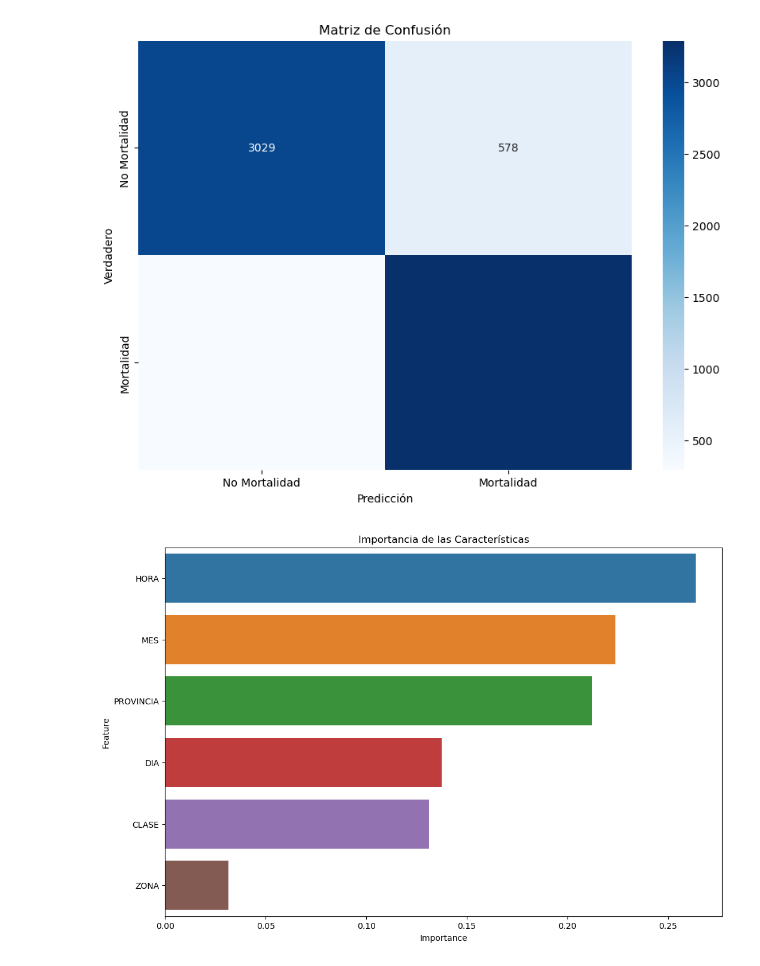
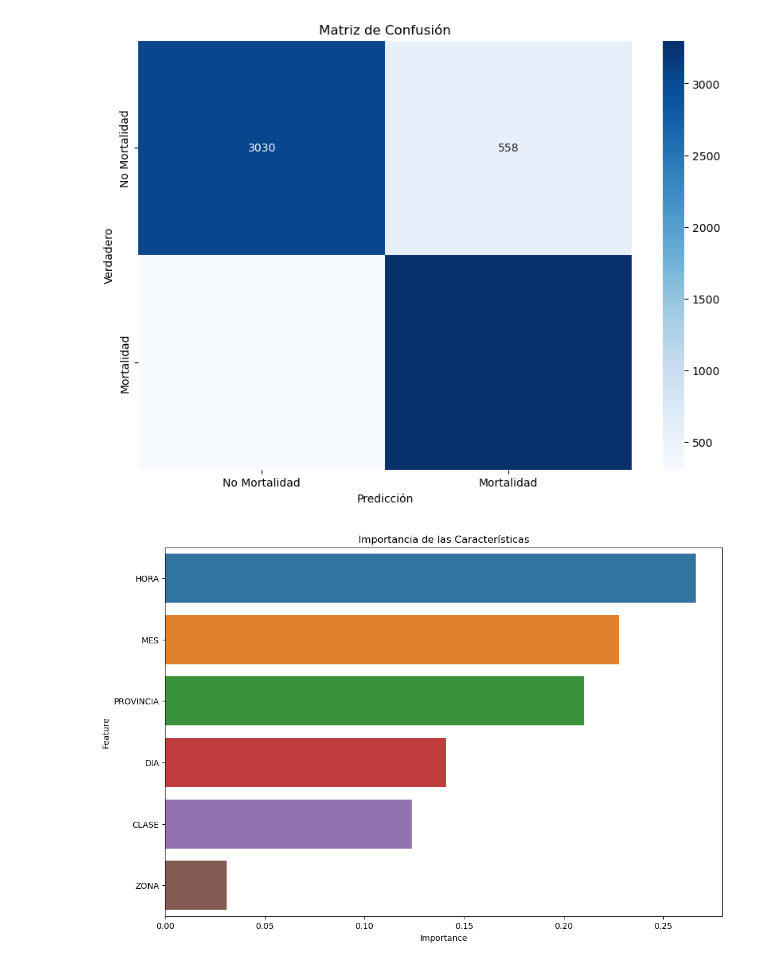
Before and after one commit to DaColcha/proyecto-BI, a Jupyter notebook: Modelo.ipynb, the cells around one changed output. Cells and saved outputs as stored; diff of their text form; code cells hidden in the pictures.

```diff
--- a/Modelo.ipynb
+++ b/Modelo.ipynb
@@ -21,15 +17,12 @@ from imblearn.combine import SMOTETomek
 from sklearn.metrics import accuracy_score, classification_report, confusion_matrix
 
 # Cargar los datos
-data = pd.read_csv('data/dataset2.csv', encoding='utf-8', sep=',')
+data = pd.read_csv('data/siniestros-prepared-data.csv', encoding='utf-8', sep=',')
 
-# Convertir la columna NUM_FALLECIDO a una variable binaria
-data['MORTALIDAD'] = (data['NUM_FALLECIDO'] > 0).astype(int)
 
 # Separar las características y el objetivo
 
-
-X = data.drop(['NUM_FALLECIDO', 'MORTALIDAD'], axis=1)
+X = data.drop(['MORTALIDAD'], axis=1)
 y = data['MORTALIDAD']
 # Aplicar SMOTE + Tomek Links
 smote_tomek = SMOTETomek(random_state=42)
@@ -236,7 +249,9 @@ param_grid = {
     'max_depth': [None, 10, 20, 30],
     'min_samples_split': [2, 5, 10],
     'min_samples_leaf': [1, 2, 4],
-    'class_weight': [None, 'balanced']
+    'class_weight': [None, 'balanced'],
+     'random_state':[42]         # Semilla para reproducibilidad
+
 }
 
 # Realizar la búsqueda en grid
@@ -298,2 +313,2 @@ Matriz de confusión:
 [figure]
-[figure, old version]
+[figure, new version]
```
Also changed, not shown: parts of 14 cells of this notebook.
